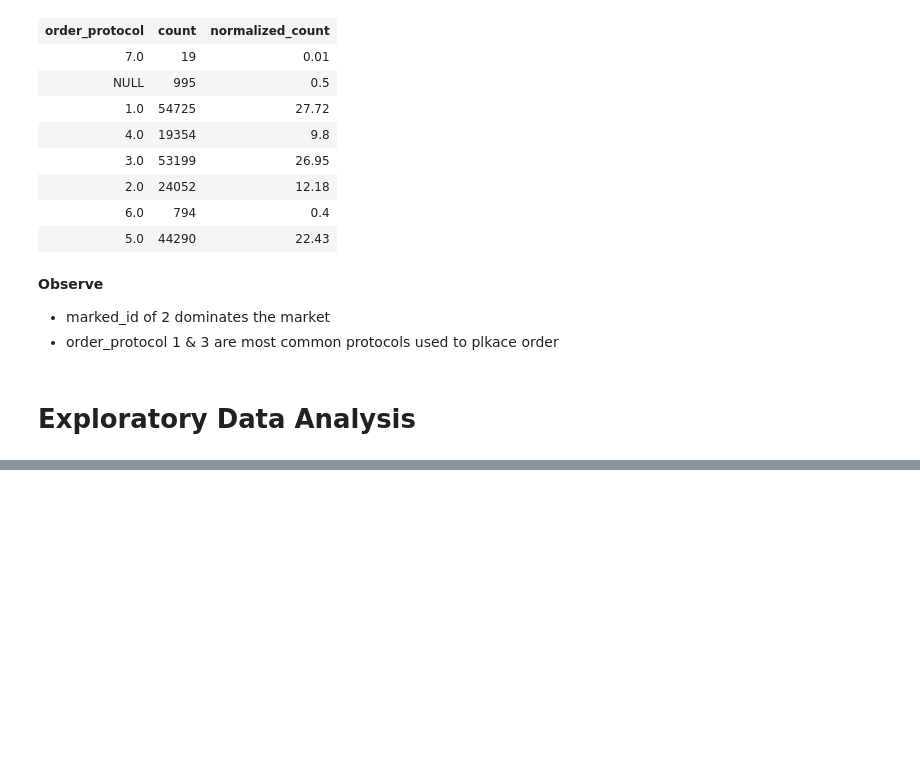
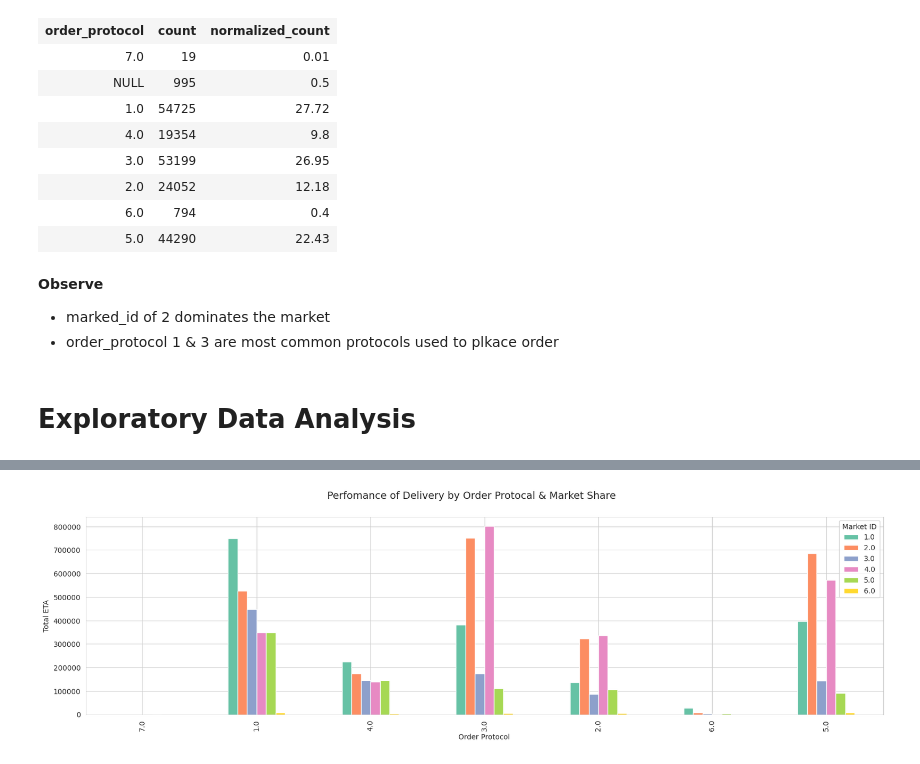
Before and after one commit to gitbharrat/delivery_time_nn, a Jupyter notebook: notebook/delivery_time_estimation.ipynb, the cells around one changed output, grey strips where cells are left out. Drawn from its saved outputs; the diff is of its cells as text; code cells hidden in the pictures; blank space fills up the shorter version.

```diff
--- a/notebook/delivery_time_estimation.ipynb
+++ b/notebook/delivery_time_estimation.ipynb
@@ -223,0 +259,6 @@ plt.show()
+# %%
+# Creating target variable for further analysis
+from pyspark.sql.functions import col,round
+
+df = df.withColumn("eta", round((col("actual_delivery_time").cast("long") - col("created_at").cast("long"))/60))
+df.limit(3)
@@ -223,0 +270,17 @@ plt.show()
+# %%
+# ----Does the perfomance of delivery depends on order_protocol and market_id?----
+from pyspark.sql.functions import sum as _sum
+
+pandas_df = df.dropna()
+
+grouped_df = pandas_df.groupby("order_protocol", "market_id").agg(_sum("eta").alias("total_eta"))
+pivot_df = grouped_df.groupby("order_protocol").pivot("market_id").sum("total_eta").fillna(0).toPandas().set_index("order_protocol")
+
+pivot_df.plot(kind = "bar", stacked=False, figsize = (20,5))
+plt.suptitle("Perfomance of Delivery by Order Protocal & Market Share", fontsize=14)
+plt.xlabel('Order Protocol')
+plt.ylabel('Total ETA')
+plt.legend(title='Market ID')
+plt.show()
+# %% [output]
+[figure, added]
```
Also changed, not shown: parts of 11 cells of this notebook.
